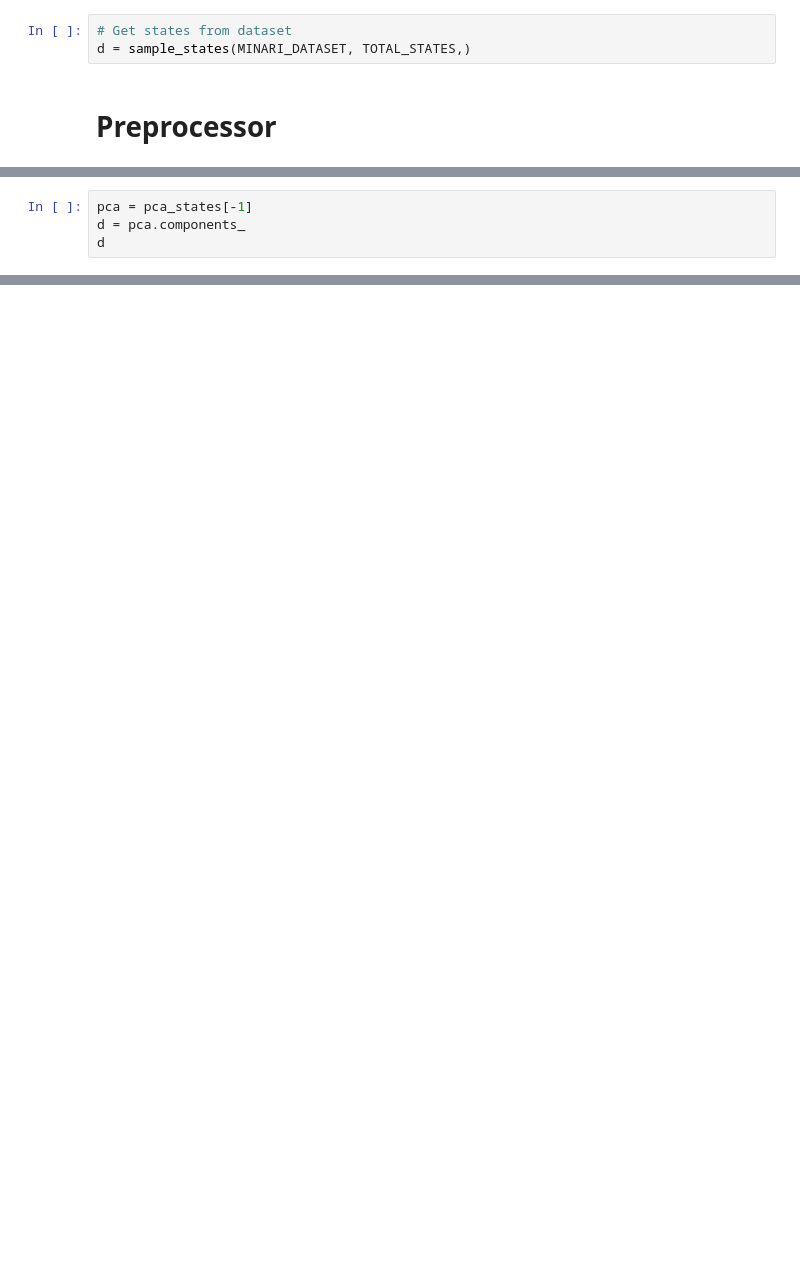
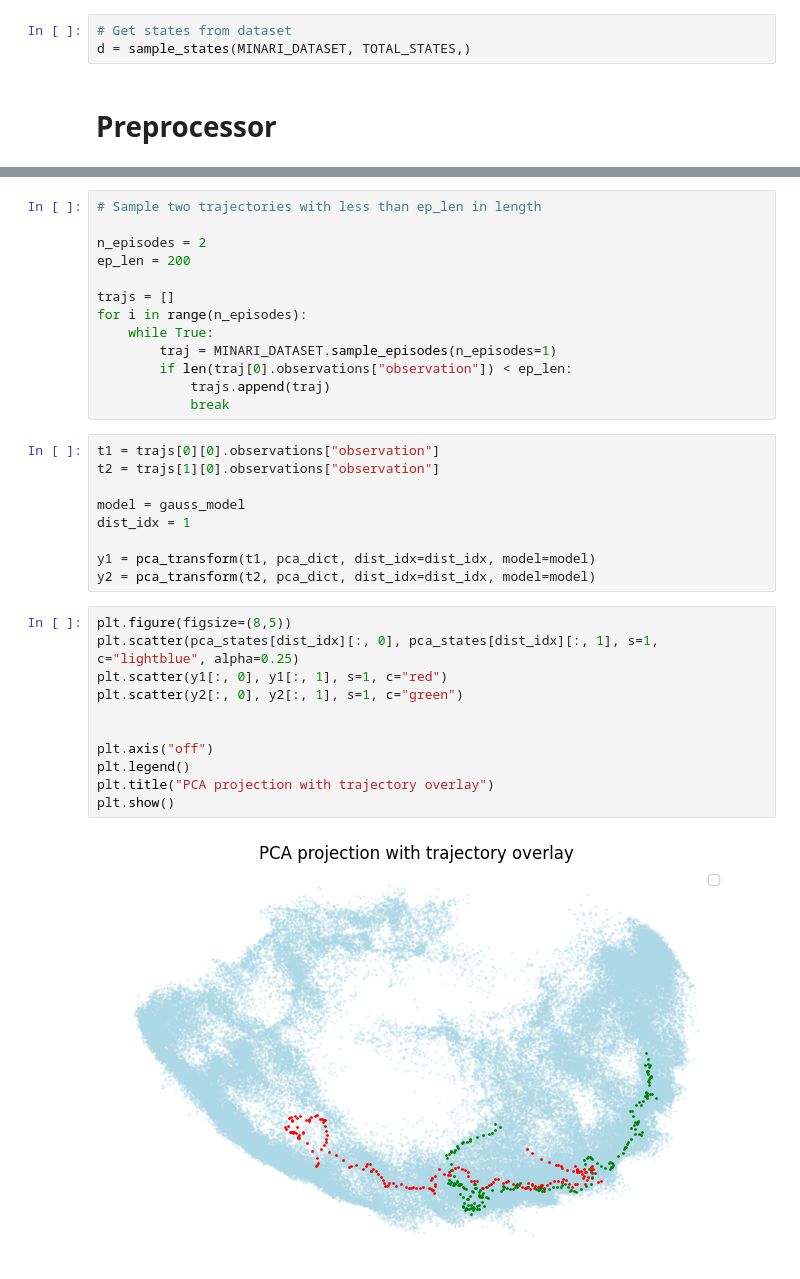
Before and after one commit to Ray-Shu/contrastive-abstraction-rl, a Jupyter notebook: visuals.ipynb, the cells around one changed output, grey strips where cells are left out. Cells and saved outputs as stored; diff of their text form; blank space fills up the shorter version.

```diff
--- a/visuals.ipynb
+++ b/visuals.ipynb
@@ -131,4 +141,0 @@ plt.show()
-# %%
-pca = pca_states[-1]
-d = pca.components_
-d
@@ -164,0 +188,35 @@ plt.show()
+# %%
+# Sample two trajectories with less than ep_len in length
+
+n_episodes = 2
+ep_len = 200
+
+trajs = []
+for i in range(n_episodes):
+    while True:
+        traj = MINARI_DATASET.sample_episodes(n_episodes=1)
+        if len(traj[0].observations["observation"]) < ep_len:
+            trajs.append(traj)
+            break
+# %%
+t1 = trajs[0][0].observations["observation"]
+t2 = trajs[1][0].observations["observation"]
+
+model = gauss_model
+dist_idx = 1
+
+y1 = pca_transform(t1, pca_dict, dist_idx=dist_idx, model=model)
+y2 = pca_transform(t2, pca_dict, dist_idx=dist_idx, model=model)
+# %%
+plt.figure(figsize=(8,5))
+plt.scatter(pca_states[dist_idx][:, 0], pca_states[dist_idx][:, 1], s=1, c="lightblue", alpha=0.25)
+plt.scatter(y1[:, 0], y1[:, 1], s=1, c="red")
+plt.scatter(y2[:, 0], y2[:, 1], s=1, c="green")
+
+
+plt.axis("off")
+plt.legend()
+plt.title("PCA projection with trajectory overlay")
+plt.show()
+# %% [output]
+[figure, added]
```
Also changed, not shown: parts of 8 cells of this notebook, 12 other files.
